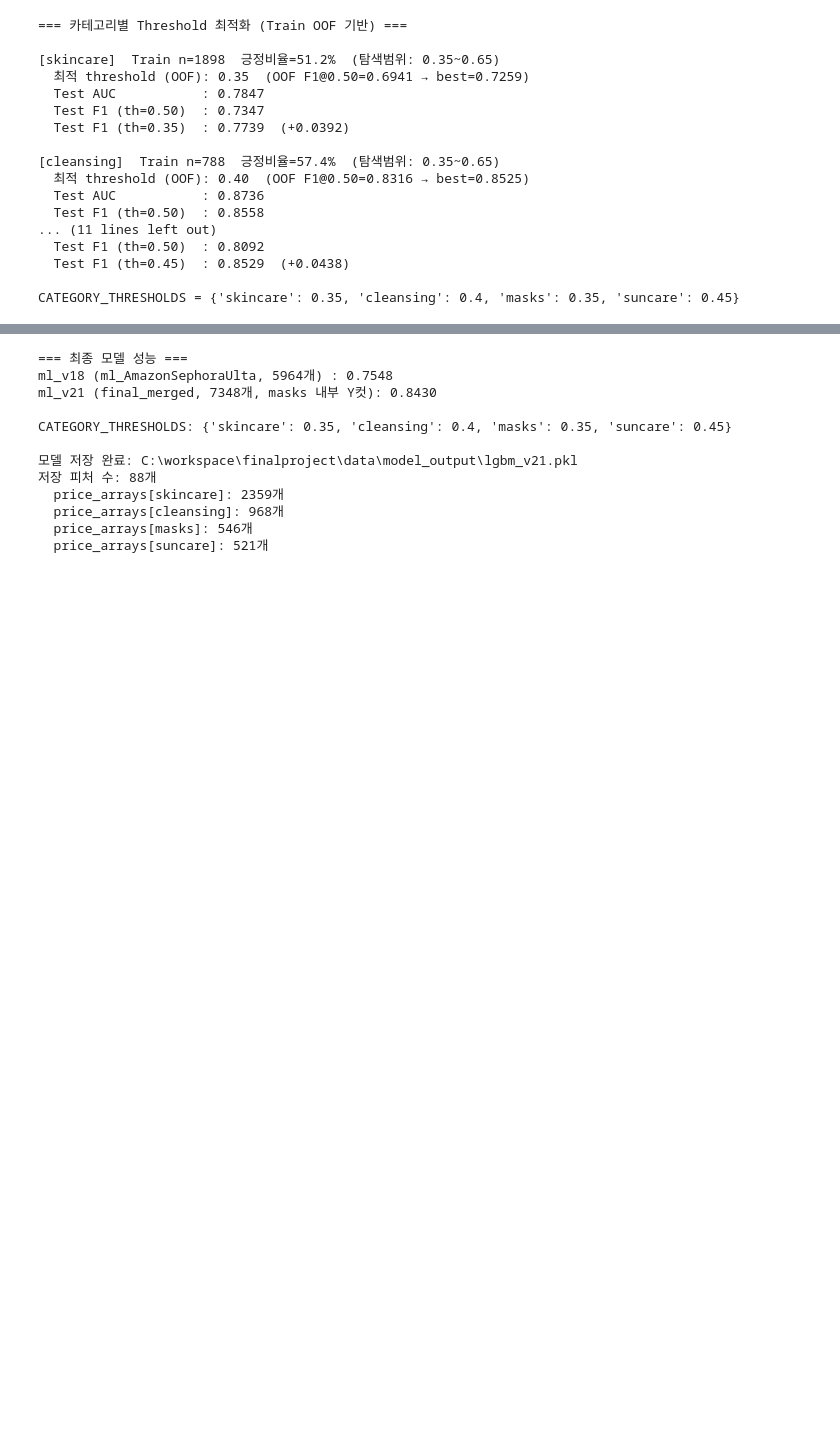
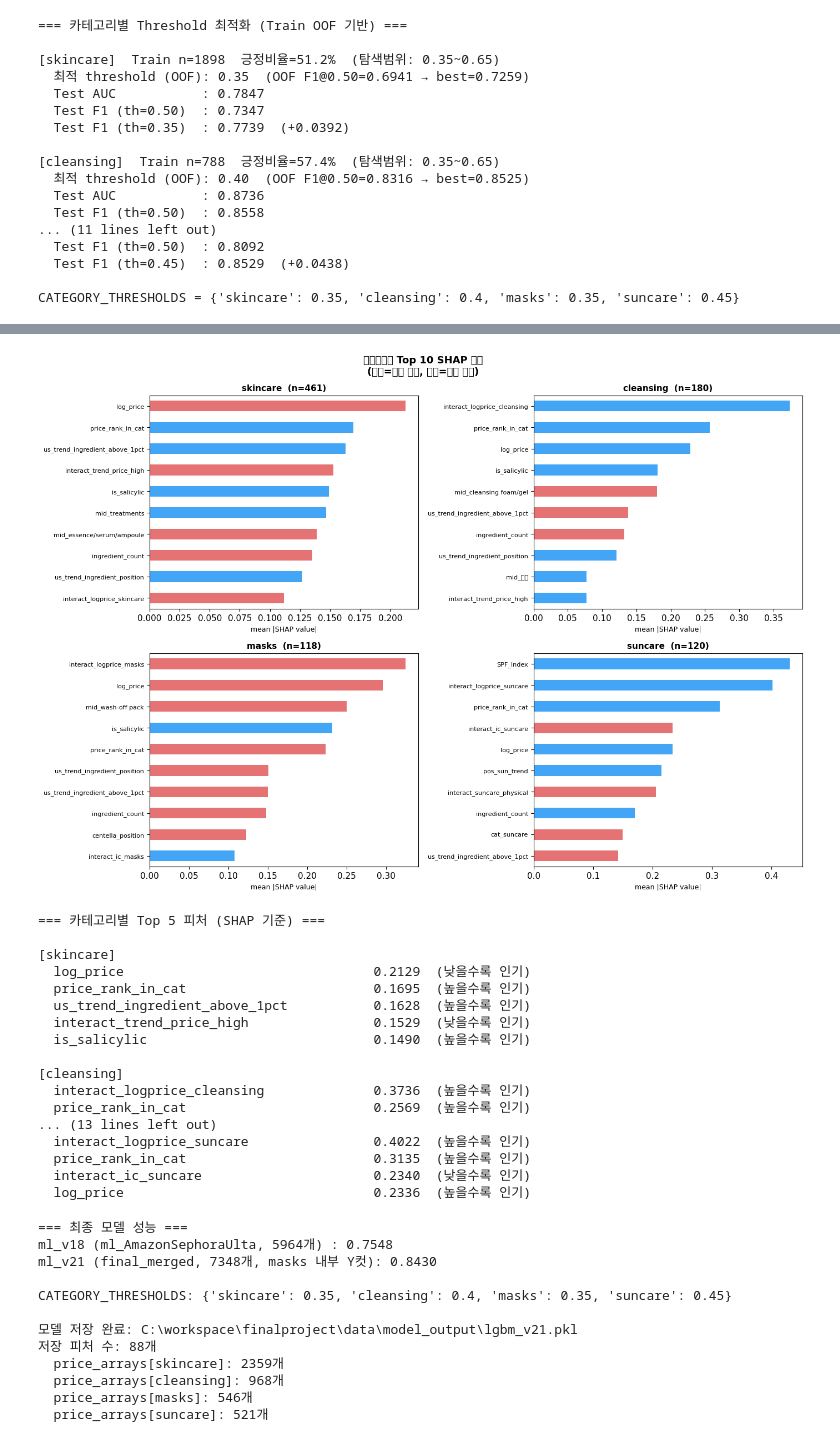
Before and after one commit to whdpdms2004-bot/finalteam4, a Jupyter notebook: ml/ml_v21.ipynb, the cells around one changed output, grey strips where cells are left out. Drawn from its saved outputs; the diff is of its cells as text; code cells hidden in the pictures; blank space fills up the shorter version.

```diff
--- a/ml/ml_v21.ipynb
+++ b/ml/ml_v21.ipynb
@@ -749,3 +804,70 @@ CATEGORY_THRESHOLDS = {'skincare': 0.35, 'cleansing': 0.4, 'masks': 0.35, 'sunca
+# %%
+# ── SHAP 분석 ② : 카테고리별 Top 피처
+from sklearn.model_selection import train_test_split as _tts
+
+_indices_shap = np.arange(len(df_y))
+_, _test_idx_shap = _tts(_indices_shap, test_size=0.2, stratify=y_all, random_state=42)
+test_cats_shap = df_y['target_category'].iloc[_test_idx_shap].reset_index(drop=True)
+
+fig, axes = plt.subplots(2, 2, figsize=(14, 10))
+axes = axes.flatten()
+
+for ax, cat in zip(axes, ['skincare', 'cleansing', 'masks', 'suncare']):
+    mask = (test_cats_shap == cat).values
+    sv_cat = sv[mask]
+    n_cat  = mask.sum()
+
+    if n_cat == 0:
+        ax.set_visible(False)
+        continue
+
+    mean_abs_cat = pd.DataFrame(sv_cat, columns=feat_cols).abs().mean().sort_values(ascending=False)
+    top10_cat    = mean_abs_cat.head(10).sort_values()
+
+    colors = ['#E57373' if pd.DataFrame(sv_cat, columns=feat_cols)[c].mean() < 0
+              else '#42A5F5' for c in top10_cat.index]
+    top10_cat.plot(kind='barh', ax=ax, color=colors)
+    ax.set_title(f"{cat}  (n={n_cat})", fontsize=11, fontweight='bold')
+    ax.set_xlabel("mean |SHAP value|", fontsize=9)
+    ax.tick_params(axis='y', labelsize=8)
+
+plt.suptitle("카테고리별 Top 10 SHAP 피처\n(파랑=긍정 방향, 빨강=부정 방향)", fontsize=13, fontweight='bold')
+plt.tight_layout()
+plt.savefig('shap_by_category.png', dpi=150, bbox_inches='tight')
+plt.show()
+
+# ── 텍스트 요약
+print("=== 카테고리별 Top 5 피처 (SHAP 기준) ===\n")
+for cat in ['skincare', 'cleansing', 'masks', 'suncare']:
+    mask = (test_cats_shap == cat).values
+    sv_cat = sv[mask]
+    sv_cat_df = pd.DataFrame(sv_cat, columns=feat_cols)
+    top5 = sv_cat_df.abs().mean().sort_values(ascending=False).head(5)
+    print(f"[{cat}]")
+    for feat, val in top5.items():
+        avg = sv_cat_df[feat].mean()
+        sign = "(높을수록 인기)" if avg > 0 else "(낮을수록 인기)"
+        print(f"  {feat:<40} {val:.4f}  {sign}")
+    print()
+# %% [output]
+[figure, added]
+=== 카테고리별 Top 5 피처 (SHAP 기준) ===
+
+[skincare]
+  log_price                                0.2129  (낮을수록 인기)
+  price_rank_in_cat                        0.1695  (높을수록 인기)
+  us_trend_ingredient_above_1pct           0.1628  (높을수록 인기)
+  interact_trend_price_high                0.1529  (낮을수록 인기)
+  is_salicylic                             0.1490  (높을수록 인기)
+
+[cleansing]
+  interact_logprice_cleansing              0.3736  (높을수록 인기)
+  price_rank_in_cat                        0.2569  (높을수록 인기)
+... (13 lines left out)
+  interact_logprice_suncare                0.4022  (높을수록 인기)
+  price_rank_in_cat                        0.3135  (높을수록 인기)
+  interact_ic_suncare                      0.2340  (낮을수록 인기)
+  log_price                                0.2336  (높을수록 인기)
 # %%
 # ── 최종 모델 저장 (lgbm_v21.pkl)
 import os, joblib
```
Also changed, not shown: parts of 1 cell of this notebook, 4 other files.
